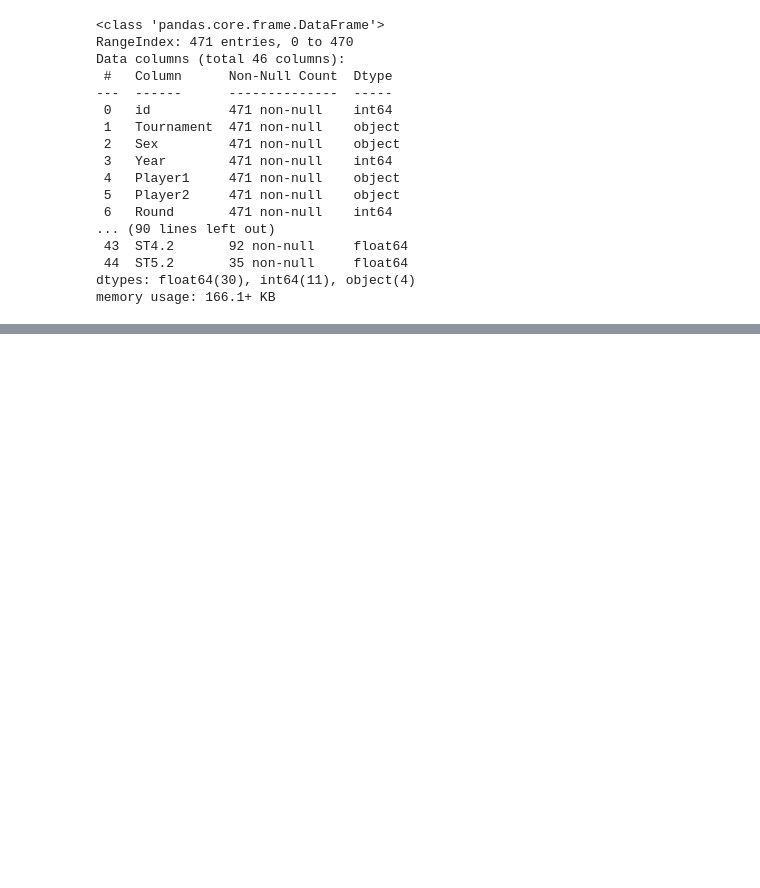
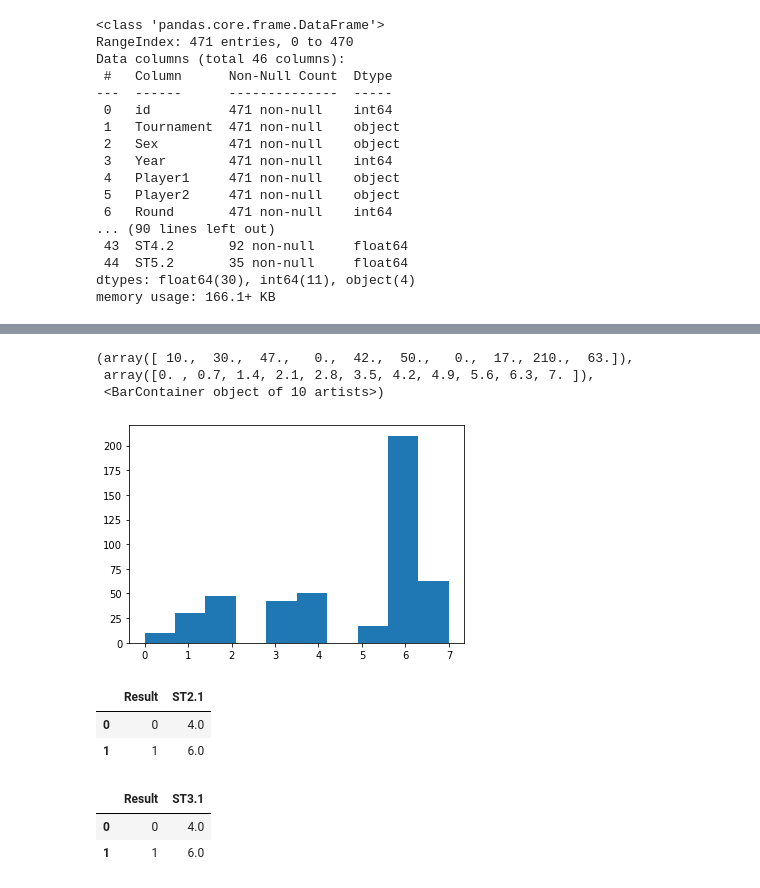
Before and after one commit to yagaoka/kaggle-Competition, a Jupyter notebook: Tennis_Compe/tennis_compe.ipynb, the cells around one changed output, grey strips where cells are left out. Cells and saved outputs as stored; diff of their text form; code cells hidden in the pictures; blank space fills up the shorter version.

```diff
--- a/Tennis_Compe/tennis_compe.ipynb
+++ b/Tennis_Compe/tennis_compe.ipynb
@@ -81,0 +246,5 @@ test_data = test_data.drop(drop_columns, axis=1)
+# %%
+train_data["WNR.1"] = train_data["WNR.1"].fillna(train_data["WNR.1"].median())
+train_data["WNR.2"] = train_data["WNR.2"].fillna(train_data["WNR.2"].median())
+test_data["WNR.1"] = test_data["WNR.1"].fillna(test_data["WNR.1"].median())
+test_data["WNR.1"] = test_data["WNR.1"].fillna(test_data["WNR.1"].median())
@@ -81,0 +264,19 @@ test_data = test_data.drop(drop_columns, axis=1)
+# %%
+plt.hist(train_data["ST2.2"])
+# %% [output]
+(array([ 10.,  30.,  47.,   0.,  42.,  50.,   0.,  17., 210.,  63.]),
+ array([0. , 0.7, 1.4, 2.1, 2.8, 3.5, 4.2, 4.9, 5.6, 6.3, 7. ]),
+ <BarContainer object of 10 artists>)
+[figure, added]
+# %%
+train_data[["Result", "ST2.1"]].groupby(["Result"], as_index=False).median()
+# %% [output]
+|  | Result | ST2.1 |
+| 0 | 0 | 4.0 |
+| 1 | 1 | 6.0 |
+# %%
+train_data[["Result", "ST3.1"]].groupby(["Result"], as_index=False).median()
+# %% [output]
+|  | Result | ST3.1 |
+| 0 | 0 | 4.0 |
+| 1 | 1 | 6.0 |
```
Also changed, not shown: parts of 39 cells of this notebook.
